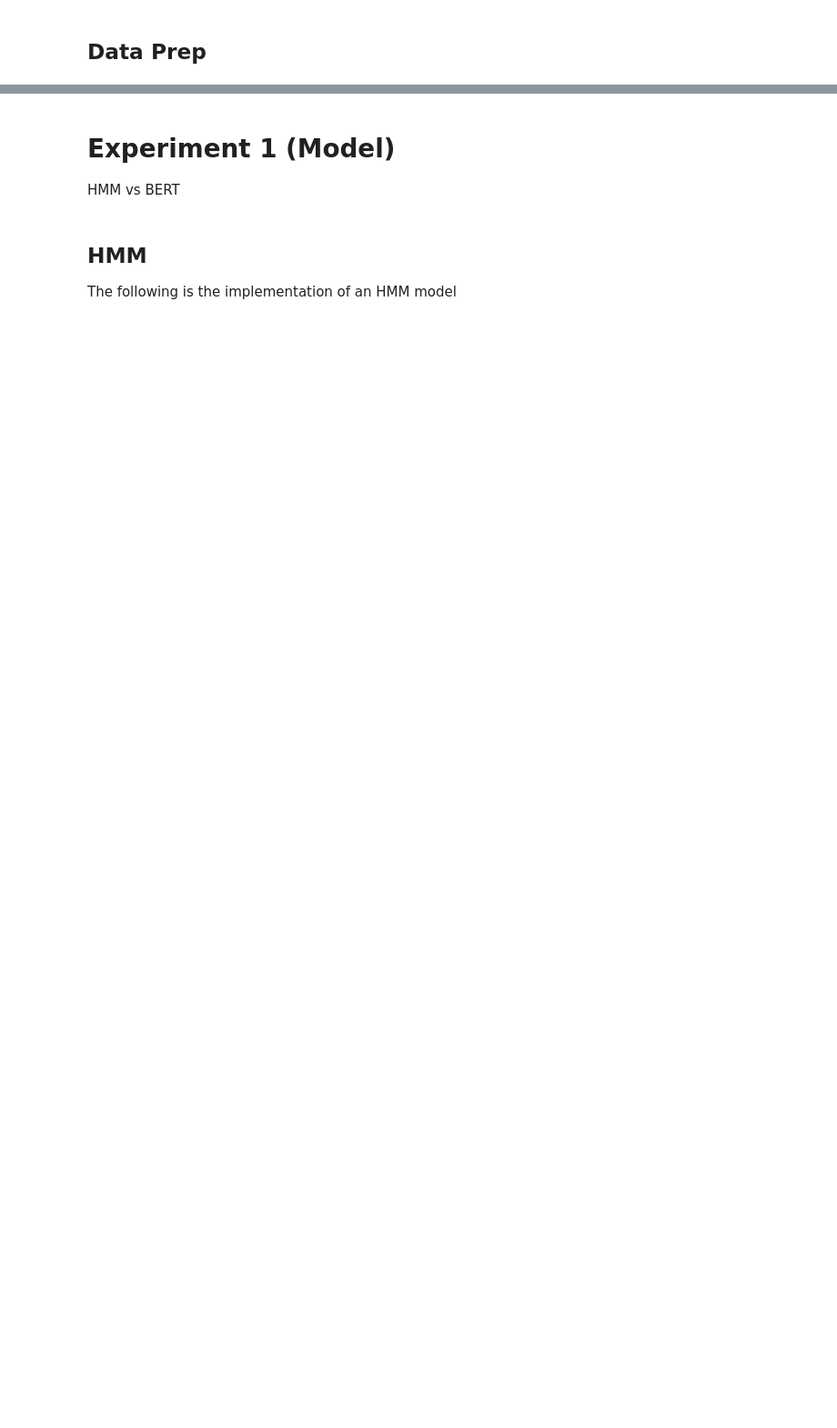
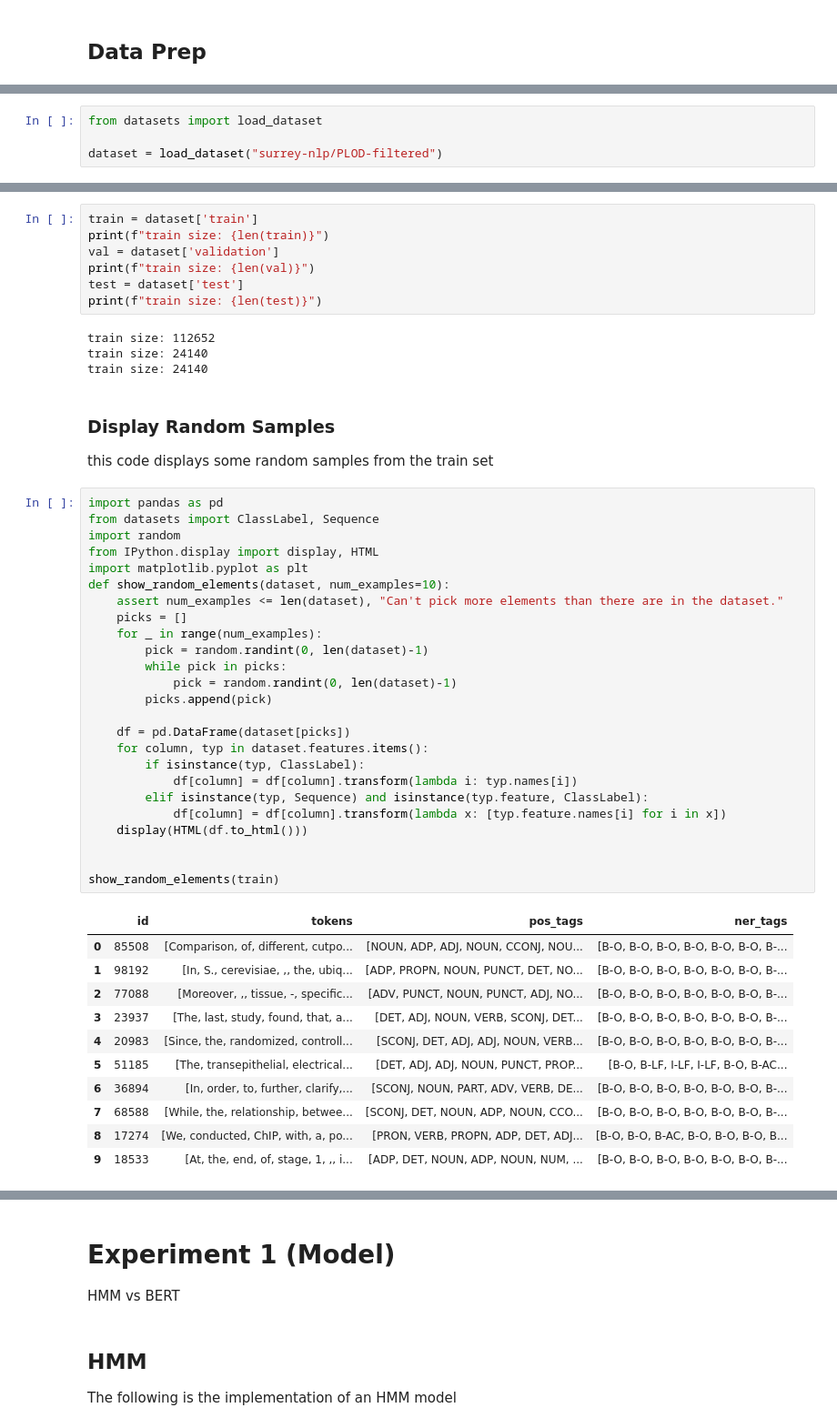
Before and after one commit to SurtMcGert/Abbreviation-detection-in-text, a Jupyter notebook: NLP-Coursework.ipynb, the cells around one changed output, grey strips where cells are left out. Shown at 91% size. Cells and saved outputs as stored; diff of their text form; blank space fills up the shorter version.

```diff
--- a/NLP-Coursework.ipynb
+++ b/NLP-Coursework.ipynb
@@ -18,0 +40,4 @@ print(f"Using {'GPU' if str(DEVICE) == 'cuda' else 'CPU'}.")
+# %%
+from datasets import load_dataset
+
+dataset = load_dataset("surrey-nlp/PLOD-filtered")
@@ -18,0 +57,51 @@ print(f"Using {'GPU' if str(DEVICE) == 'cuda' else 'CPU'}.")
+# %%
+train = dataset['train']
+print(f"train size: {len(train)}")
+val = dataset['validation']
+print(f"train size: {len(val)}")
+test = dataset['test']
+print(f"train size: {len(test)}")
+# %% [output]
+train size: 112652
+train size: 24140
+train size: 24140
+# %% [markdown]
+### Display Random Samples
+this code displays some random samples from the train set
+# %%
+import pandas as pd
+from datasets import ClassLabel, Sequence
+import random
+from IPython.display import display, HTML
+import matplotlib.pyplot as plt
+def show_random_elements(dataset, num_examples=10):
+    assert num_examples <= len(dataset), "Can't pick more elements than there are in the dataset."
+    picks = []
+    for _ in range(num_examples):
+        pick = random.randint(0, len(dataset)-1)
+        while pick in picks:
+            pick = random.randint(0, len(dataset)-1)
+        picks.append(pick)
+
+    df = pd.DataFrame(dataset[picks])
+    for column, typ in dataset.features.items():
+        if isinstance(typ, ClassLabel):
+            df[column] = df[column].transform(lambda i: typ.names[i])
+        elif isinstance(typ, Sequence) and isinstance(typ.feature, ClassLabel):
+            df[column] = df[column].transform(lambda x: [typ.feature.names[i] for i in x])
+    display(HTML(df.to_html()))
+
+
+show_random_elements(train)
+# %% [output]
+|  | id | tokens | pos_tags | ner_tags |
+| 0 | 85508 | [Comparison, of, different, cutpo... | [NOUN, ADP, ADJ, NOUN, CCONJ, NOU... | [B-O, B-O, B-O, B-O, B-O, B-O, B-... |
+| 1 | 98192 | [In, S., cerevisiae, ,, the, ubiq... | [ADP, PROPN, NOUN, PUNCT, DET, NO... | [B-O, B-O, B-O, B-O, B-O, B-O, B-... |
+| 2 | 77088 | [Moreover, ,, tissue, -, specific... | [ADV, PUNCT, NOUN, PUNCT, ADJ, NO... | [B-O, B-O, B-O, B-O, B-O, B-O, B-... |
+| 3 | 23937 | [The, last, study, found, that, a... | [DET, ADJ, NOUN, VERB, SCONJ, DET... | [B-O, B-O, B-O, B-O, B-O, B-O, B-... |
+| 4 | 20983 | [Since, the, randomized, controll... | [SCONJ, DET, ADJ, ADJ, NOUN, VERB... | [B-O, B-O, B-O, B-O, B-O, B-O, B-... |
+| 5 | 51185 | [The, transepithelial, electrical... | [DET, ADJ, ADJ, NOUN, PUNCT, PROP... | [B-O, B-LF, I-LF, I-LF, B-O, B-AC... |
+| 6 | 36894 | [In, order, to, further, clarify,... | [SCONJ, NOUN, PART, ADV, VERB, DE... | [B-O, B-O, B-O, B-O, B-O, B-O, B-... |
+| 7 | 68588 | [While, the, relationship, betwee... | [SCONJ, DET, NOUN, ADP, NOUN, CCO... | [B-O, B-O, B-O, B-O, B-O, B-O, B-... |
+| 8 | 17274 | [We, conducted, ChIP, with, a, po... | [PRON, VERB, PROPN, ADP, DET, ADJ... | [B-O, B-O, B-AC, B-O, B-O, B-O, B... |
+| 9 | 18533 | [At, the, end, of, stage, 1, ,, i... | [ADP, DET, NOUN, ADP, NOUN, NUM, ... | [B-O, B-O, B-O, B-O, B-O, B-O, B-... |
```
Also changed, not shown: parts of 51 cells of this notebook, 2 other files.
